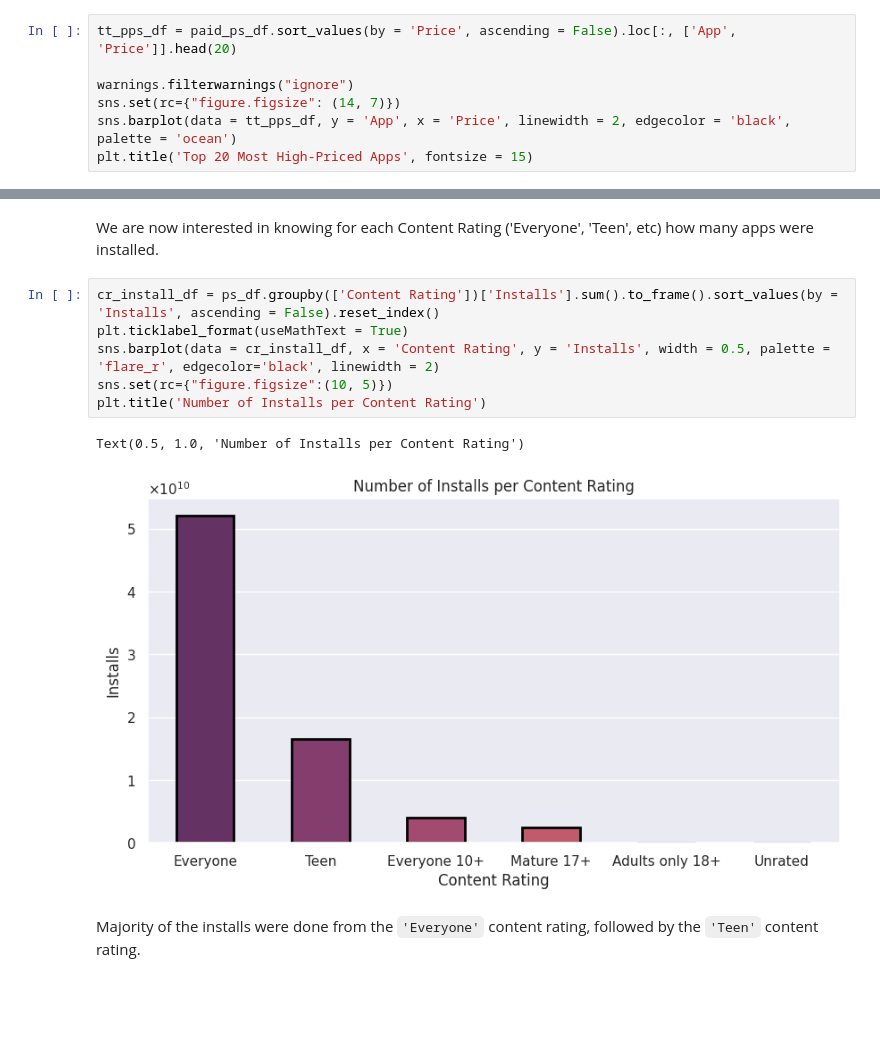
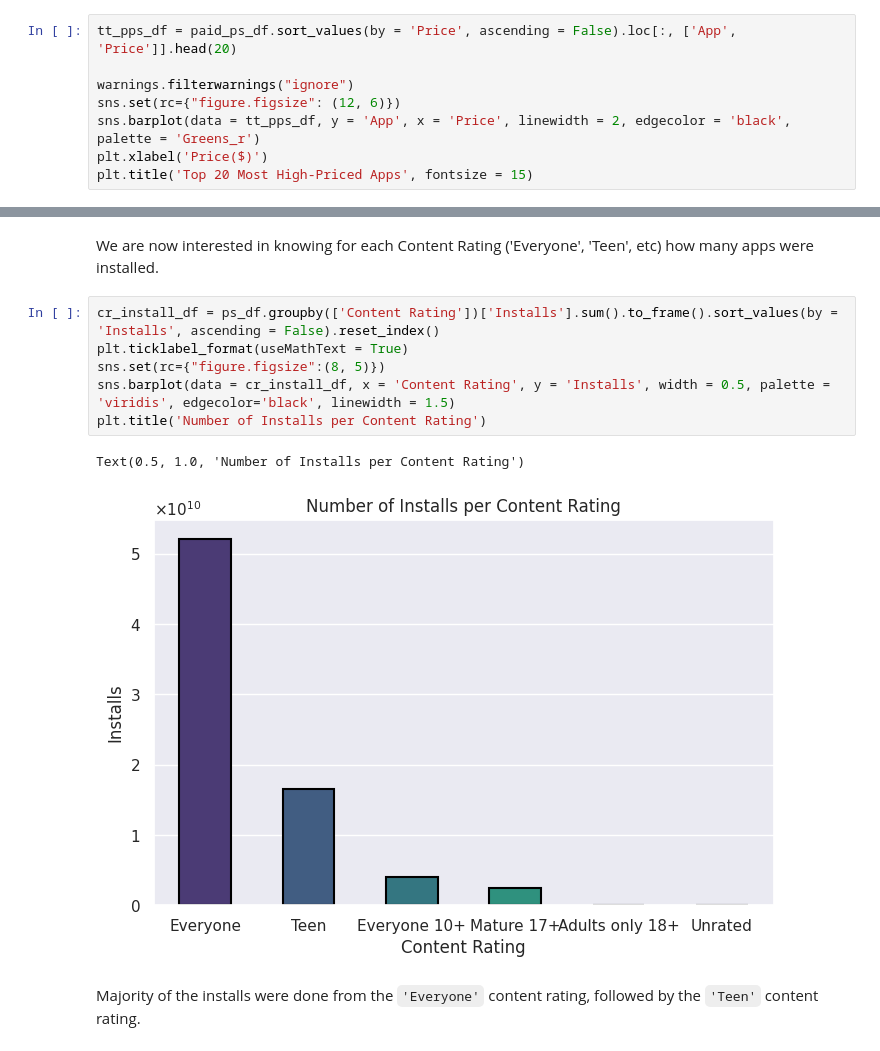
Before and after one commit to dipankarsahu1000/Play-Store-App-Review-Analysis, a Jupyter notebook: Play_Store_App_Review_Analysis.ipynb, the cells around one changed output, grey strips where cells are left out. Drawn from its saved outputs; the diff is of its cells as text; blank space fills up the shorter version.

```diff
--- a/Play_Store_App_Review_Analysis.ipynb
+++ b/Play_Store_App_Review_Analysis.ipynb
@@ -1122,8 +1126,9 @@ Let's see which twenty apps are the most high-priced.
 tt_pps_df = paid_ps_df.sort_values(by = 'Price', ascending = False).loc[:, ['App', 'Price']].head(20)
 
 warnings.filterwarnings("ignore")
-sns.set(rc={"figure.figsize": (14, 7)})
-sns.barplot(data = tt_pps_df, y = 'App', x = 'Price', linewidth = 2, edgecolor = 'black', palette = 'ocean')
+sns.set(rc={"figure.figsize": (12, 6)})
+sns.barplot(data = tt_pps_df, y = 'App', x = 'Price', linewidth = 2, edgecolor = 'black', palette = 'Greens_r')
+plt.xlabel('Price($)')
 plt.title('Top 20 Most High-Priced Apps', fontsize = 15)
 # %% [output]
 Text(0.5, 1.0, 'Top 20 Most High-Priced Apps')
@@ -1182,12 +1187,12 @@ We are now interested in knowing for each Content Rating ('Everyone', 'Teen', et
 # %%
 cr_install_df = ps_df.groupby(['Content Rating'])['Installs'].sum().to_frame().sort_values(by = 'Installs', ascending = False).reset_index()
 plt.ticklabel_format(useMathText = True)
-sns.barplot(data = cr_install_df, x = 'Content Rating', y = 'Installs', width = 0.5, palette = 'flare_r', edgecolor='black', linewidth = 2)
-sns.set(rc={"figure.figsize":(10, 5)})
+sns.set(rc={"figure.figsize":(8, 5)})
+sns.barplot(data = cr_install_df, x = 'Content Rating', y = 'Installs', width = 0.5, palette = 'viridis', edgecolor='black', linewidth = 1.5)
 plt.title('Number of Installs per Content Rating')
 # %% [output]
 Text(0.5, 1.0, 'Number of Installs per Content Rating')
-[figure, old version]
+[figure, new version]
 # %% [markdown]
 Majority of the installs were done from the `'Everyone'` content rating, followed by the `'Teen'` content rating.
 # %% [markdown]
```
Also changed, not shown: parts of 68 cells of this notebook.
